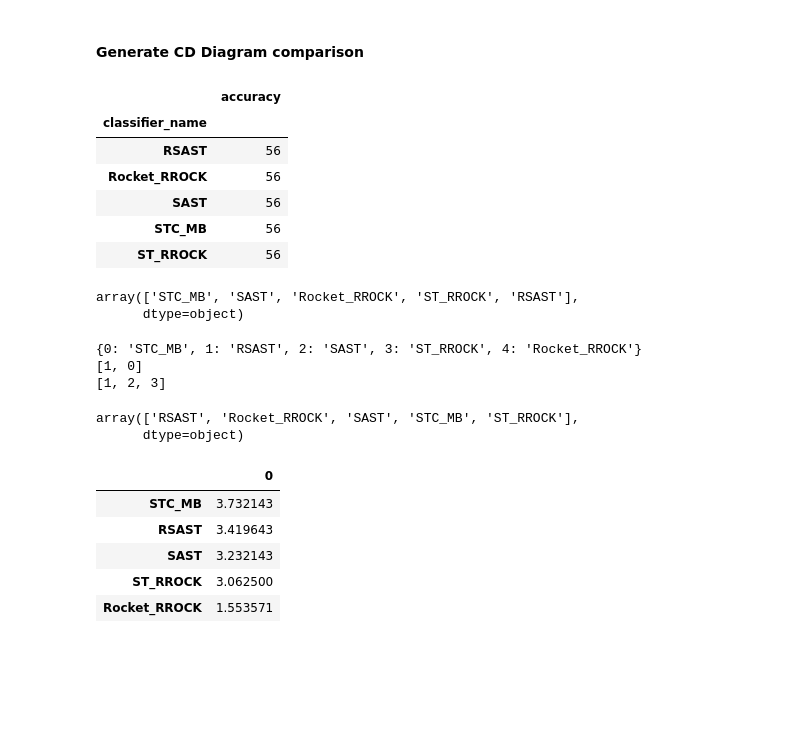
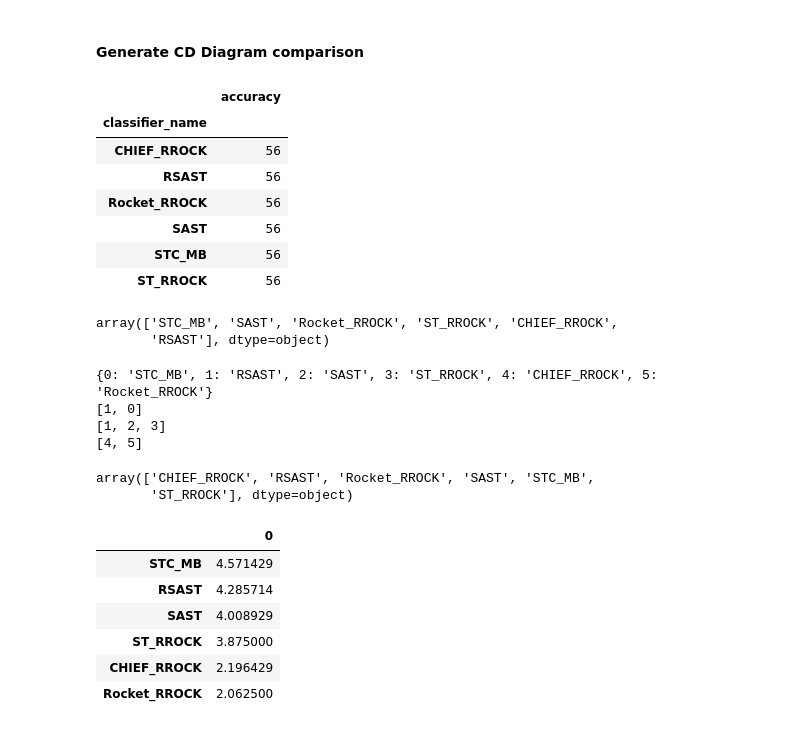
Before and after one commit to nirojasva/random_sast, a Jupyter notebook: ExperimentationRSAST/analysis_rsast_vs_other_method.ipynb, the cells around one changed output. Cells and saved outputs as stored; diff of their text form; code cells hidden in the pictures; blank space fills up the shorter version.

```diff
--- a/ExperimentationRSAST/analysis_rsast_vs_other_method.ipynb
+++ b/ExperimentationRSAST/analysis_rsast_vs_other_method.ipynb
@@ -199,7 +199,7 @@ array(['FS_AVRBC', 'ROCKET_AVRBC', 'ELIS++_AVRBC', 'HIVE-COTEv1_AVRBC',
        'BOSS_RROCK', 'ST_RROCK', 'ResNet_RROCK', 'HCTE_RROCK',
        'ITime_RROCK', 'CHIEF_RROCK'], dtype=object)
 # %%
-df_other_methods=df_other_methods[df_other_methods['method'].isin(['Rocket_RROCK','STC_MB','SAST','ST_RROCK'])]
+df_other_methods=df_other_methods[df_other_methods['method'].isin(['Rocket_RROCK','STC_MB','SAST','ST_RROCK','CHIEF_RROCK'])]
 #df_other_methods=df_other_methods[df_other_methods['method'].isin(['SAST','STC'])]
 #df_other_methods=df_other_methods[df_other_methods['method'].isin(['SAST'])]
 #df_other_methods=df_other_methods[df_other_methods['method'].isin(['ELIS++_AVRBC','LS_AVRBC','FS_AVRBC', 'SAST'])]
@@ -574,13 +580,14 @@ ds_complete=pv_all[pv_all.accuracy==max(pv_all.accuracy)].reset_index().dataset_
 ds_complete
 concatenated_df=concatenated_df[concatenated_df.dataset_name.isin(ds_complete)]
 # %%
-concatenated_df=concatenated_df[concatenated_df.dataset_name!="Fungi"]
+#concatenated_df=concatenated_df[concatenated_df.dataset_name!="Fungi"]
 df_perf=pd.pivot_table(concatenated_df, values='accuracy', index=['classifier_name','dataset_name'], aggfunc='mean')
 df_perf=df_perf.reset_index()
 pd.pivot_table(df_perf, values='accuracy', index=['classifier_name'], aggfunc='count')
 # %% [output]
 |  | accuracy |
 | classifier_name |  |
+| CHIEF_RROCK | 56 |
 | RSAST | 56 |
 | Rocket_RROCK | 56 |
 | SAST | 56 |
@@ -589,8 +596,8 @@ pd.pivot_table(df_perf, values='accuracy', index=['classifier_name'], aggfunc='c
 # %%
 concatenated_df.classifier_name.unique()
 # %% [output]
-array(['STC_MB', 'SAST', 'Rocket_RROCK', 'ST_RROCK', 'RSAST'],
-      dtype=object)
+array(['STC_MB', 'SAST', 'Rocket_RROCK', 'ST_RROCK', 'CHIEF_RROCK',
+       'RSAST'], dtype=object)
 # %%
 
 from cd_function import *
@@ -598,14 +605,15 @@ df_perf=pd.pivot_table(concatenated_df, values='accuracy', index=['classifier_na
 df_perf=df_perf.reset_index()
 draw_cd_diagram(df_perf, labels=True, fname='images_cd_diagram/cd-diagram_overall_comparison_other_method.png')
 # %% [output]
-{0: 'STC_MB', 1: 'RSAST', 2: 'SAST', 3: 'ST_RROCK', 4: 'Rocket_RROCK'}
+{0: 'STC_MB', 1: 'RSAST', 2: 'SAST', 3: 'ST_RROCK', 4: 'CHIEF_RROCK', 5: 'Rocket_RROCK'}
 [1, 0]
 [1, 2, 3]
+[4, 5]
 # %%
 df_perf["classifier_name"].unique()
 # %% [output]
-array(['RSAST', 'Rocket_RROCK', 'SAST', 'STC_MB', 'ST_RROCK'],
-      dtype=object)
+array(['CHIEF_RROCK', 'RSAST', 'Rocket_RROCK', 'SAST', 'STC_MB',
+       'ST_RROCK'], dtype=object)
 # %%
 _, average_ranks, _ = wilcoxon_holm(df_perf=df_perf)
 min_rank= min(average_ranks)
@@ -613,8 +621,9 @@ average_ranks=pd.DataFrame(average_ranks)
 average_ranks
 # %% [output]
 |  | 0 |
-| STC_MB | 3.732143 |
-| RSAST | 3.419643 |
-| SAST | 3.232143 |
-| ST_RROCK | 3.062500 |
-| Rocket_RROCK | 1.553571 |
+| STC_MB | 4.571429 |
+| RSAST | 4.285714 |
+| SAST | 4.008929 |
+| ST_RROCK | 3.875000 |
+| CHIEF_RROCK | 2.196429 |
+| Rocket_RROCK | 2.062500 |
```
Also changed, not shown: parts of 11 cells of this notebook.
